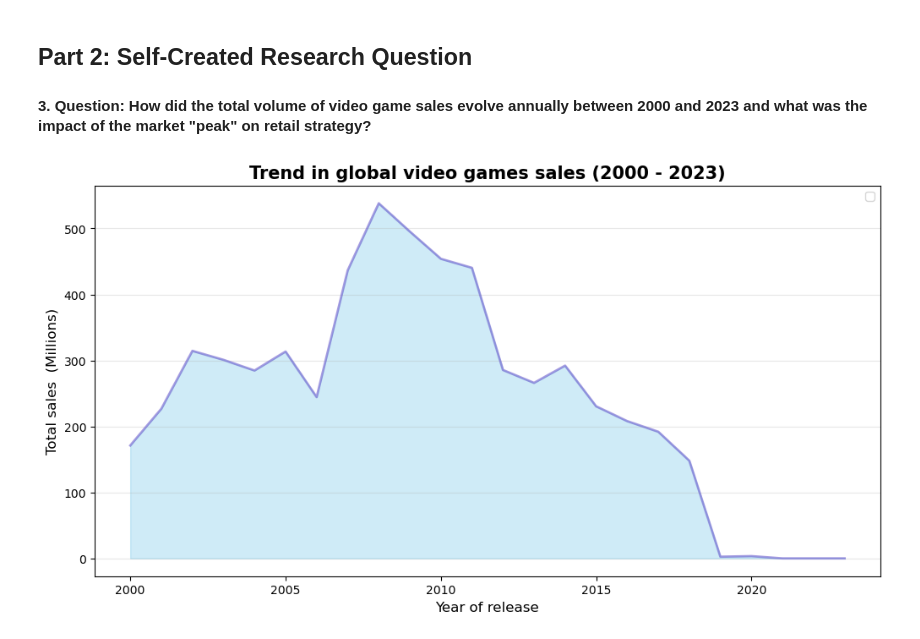
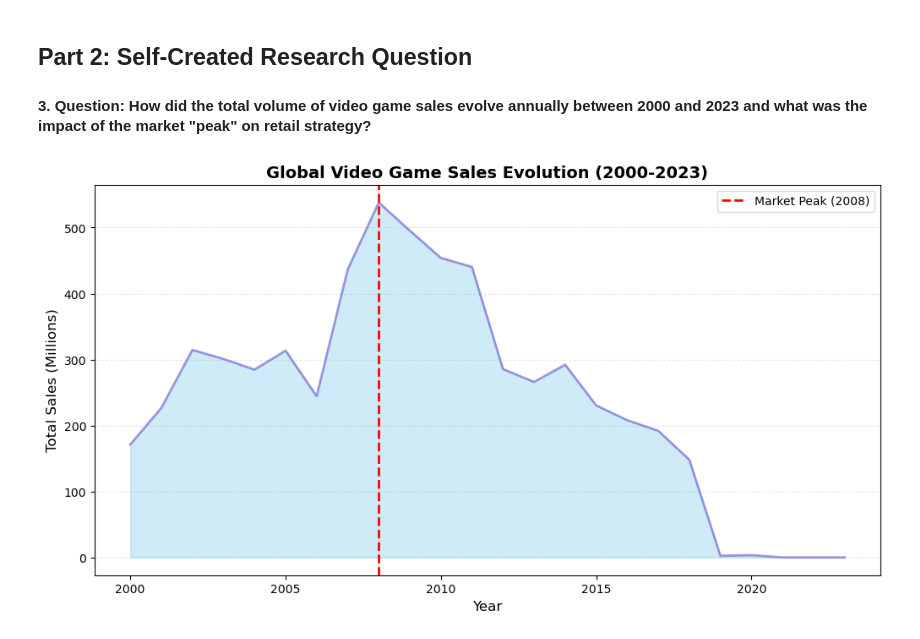
Before and after one commit to 2025581-prog/ca1-semester-2-data-visualization-2025581-prog, a Jupyter notebook: Thaiany_DVizHDip_CA1.ipynb, the cells around one changed output. Cells and saved outputs as stored; diff of their text form; code cells hidden in the pictures.

```diff
--- a/Thaiany_DVizHDip_CA1.ipynb
+++ b/Thaiany_DVizHDip_CA1.ipynb
@@ -322,31 +322,36 @@ I opted for the Pie Chart to show the part-whole relationship, which complements
 # %% [markdown]
 ## Part 2: Self-Created Research Question
 #### 3. Question: How did the total volume of video game sales evolve annually between 2000 and 2023 and what was the impact of the market "peak" on retail strategy?
-# %%
-#  Trend in aglobal sales by year (2000-2023)
-
-
-df_time = df[(df['year'] >= 2000) & (df['year'] <= 2023)].copy()
-
-# Total group sales per year
-yearly_sales = df_time.groupby('year')['total_sales'].sum().reset_index()
-
-# Area chart
-plt.figure(figsize=(12, 6))
-plt.fill_between(yearly_sales['year'], yearly_sales['total_sales'], color="skyblue", alpha=0.4)
-plt.plot(yearly_sales['year'], yearly_sales['total_sales'], color="Slateblue", alpha=0.6, linewidth=2)
-
-
-# Design and title
-plt.title('Trend in global video games sales (2000 - 2023)', fontsize=15, fontweight='bold')
-plt.xlabel('Year of release', fontsize=12)
-plt.ylabel('Total sales  (Millions)', fontsize=12)
-plt.legend()
-plt.grid(axis='y', alpha=0.3)
-
-plt.show()
-# %% [output]
-[figure, removed]
+# %%
+# Trend in global sales by year (2000-2023)
+df_time = df[(df['year'] >= 2000) & (df['year'] <= 2023)].copy()
+
+# Total group sales per year
+yearly_sales = df_time.groupby('year')['total_sales'].sum().reset_index()
+
+# Identify the year with the highest sales volume
+peak_row = yearly_sales.loc[yearly_sales['total_sales'].idxmax()]
+peak_year = peak_row['year']
+peak_value = peak_row['total_sales']
+
+# 2. Create the visualization
+plt.figure(figsize=(12, 6))
+plt.fill_between(yearly_sales['year'], yearly_sales['total_sales'], color="skyblue", alpha=0.4)
+plt.plot(yearly_sales['year'], yearly_sales['total_sales'], color="Slateblue", alpha=0.6, linewidth=2)
+
+# Add the red line of the highest point
+plt.axvline(x=peak_year, color='red', linestyle='--', linewidth=2, label=f'Market Peak ({int(peak_year)})')
+
+# Design and title
+plt.title('Global Video Game Sales Evolution (2000-2023)', fontsize=14, fontweight='bold')
+plt.xlabel('Year', fontsize=12)
+plt.ylabel('Total Sales (Millions)', fontsize=12)
+plt.legend()
+plt.grid(axis='y', linestyle='--', alpha=0.3)
+
+plt.show()
+# %% [output]
+[figure, added]
 # %% [markdown]
 
 #### Analysis and findings:
```
Also changed, not shown: parts of 9 cells of this notebook.
